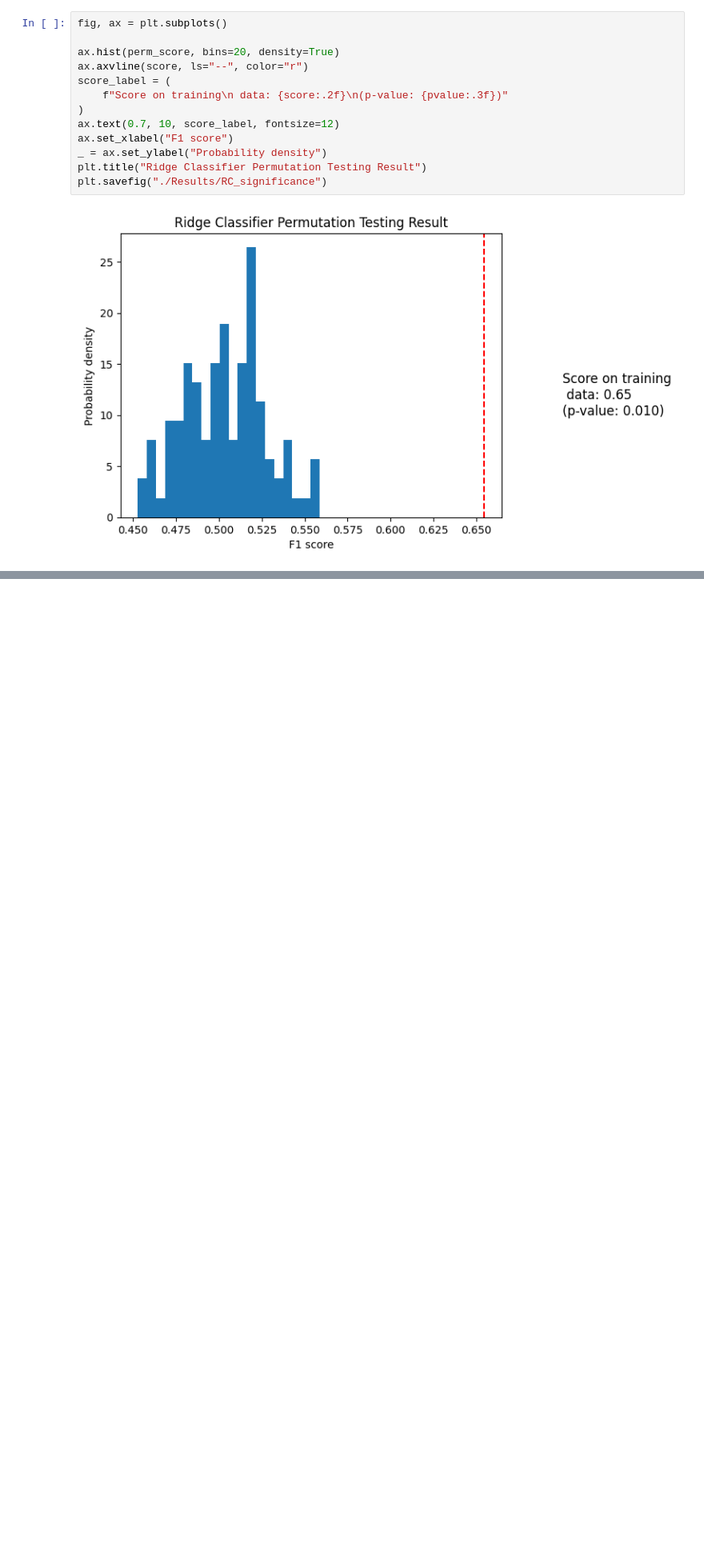
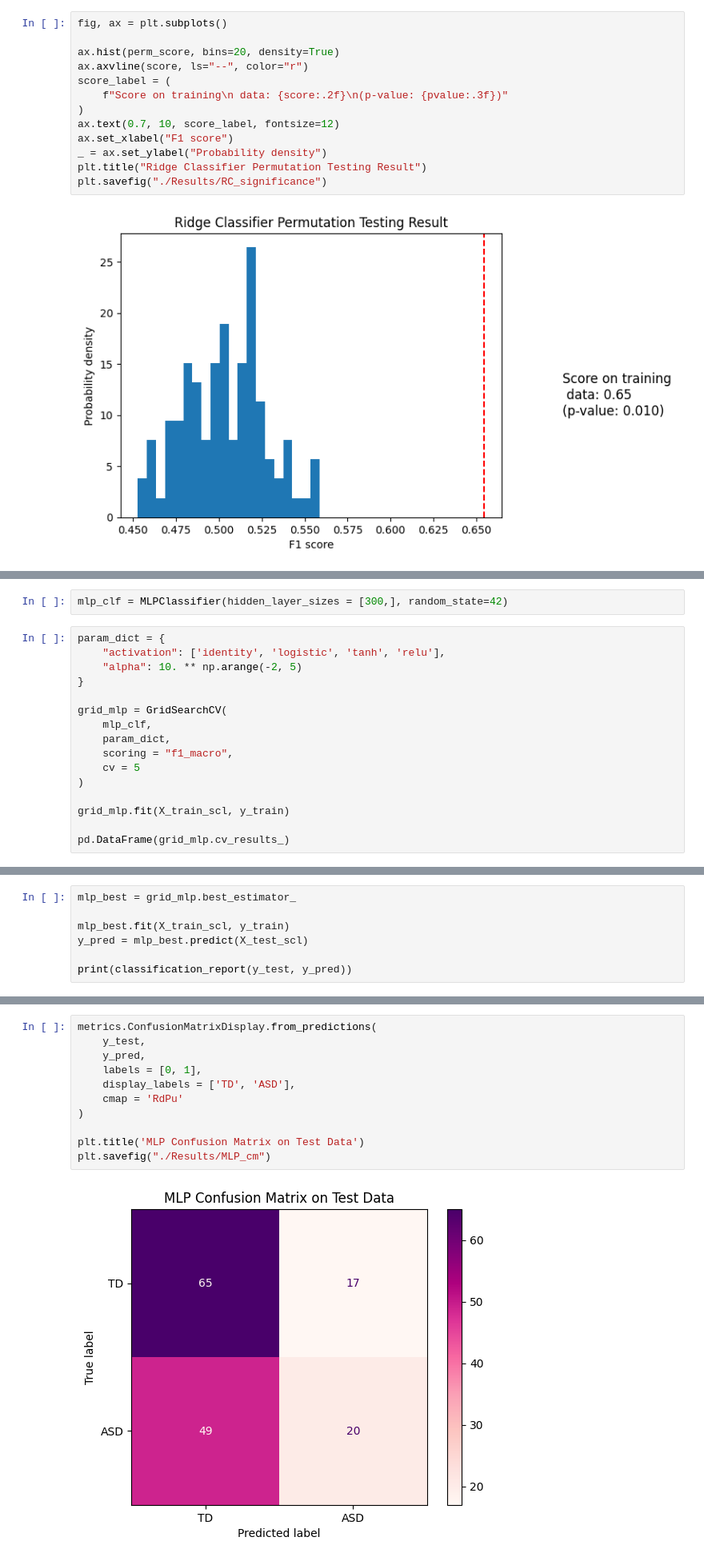
Before and after one commit to brainhack-school2026/Liu_project, a Jupyter notebook: ABIDE_classification.ipynb, the cells around one changed output, grey strips where cells are left out. Shown at 80% size. Cells and saved outputs as stored; diff of their text form; blank space fills up the shorter version.

Commit message:
MLP Classifier Adds MLP and results. Deletes DiFuMo FC matrix.

```diff
--- a/ABIDE_classification.ipynb
+++ b/ABIDE_classification.ipynb
@@ -414,0 +359,18 @@ plt.savefig("./Results/RC_significance")
+# %%
+mlp_clf = MLPClassifier(hidden_layer_sizes = [300,], random_state=42)
+# %%
+param_dict = {
+    "activation": ['identity', 'logistic', 'tanh', 'relu'],
+    "alpha": 10. ** np.arange(-2, 5)
+}
+
+grid_mlp = GridSearchCV(
+    mlp_clf,
+    param_dict,
+    scoring = "f1_macro",
+    cv = 5
+)
+
+grid_mlp.fit(X_train_scl, y_train)
+
+pd.DataFrame(grid_mlp.cv_results_)
@@ -414,0 +404,7 @@ plt.savefig("./Results/RC_significance")
+# %%
+mlp_best = grid_mlp.best_estimator_
+
+mlp_best.fit(X_train_scl, y_train)
+y_pred = mlp_best.predict(X_test_scl)
+
+print(classification_report(y_test, y_pred))
@@ -414,0 +420,13 @@ plt.savefig("./Results/RC_significance")
+# %%
+metrics.ConfusionMatrixDisplay.from_predictions(
+    y_test,
+    y_pred,
+    labels = [0, 1],
+    display_labels = ['TD', 'ASD'],
+    cmap = 'RdPu'
+)
+
+plt.title('MLP Confusion Matrix on Test Data')
+plt.savefig("./Results/MLP_cm")
+# %% [output]
+[figure, added]
```
Also changed, not shown: parts of 14 cells of this notebook, 3 other files.
